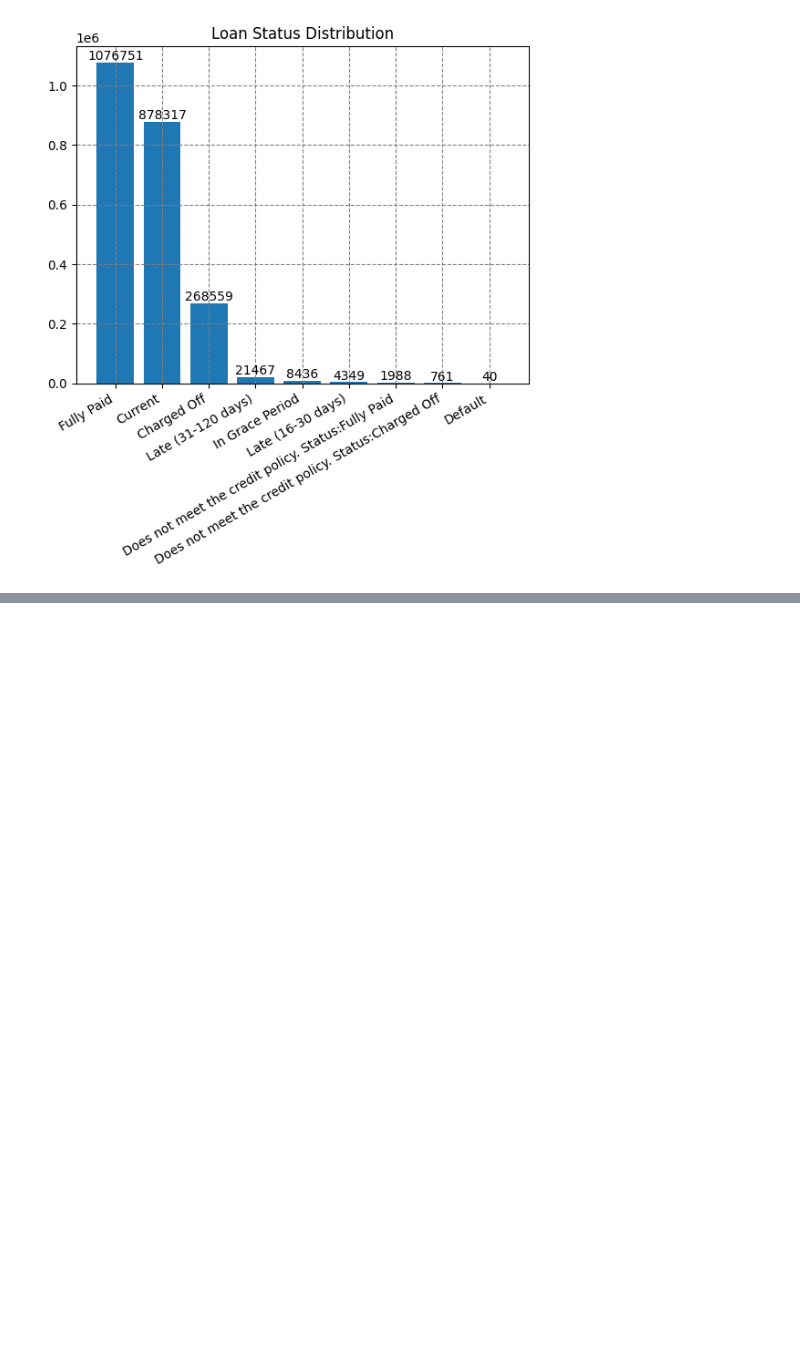
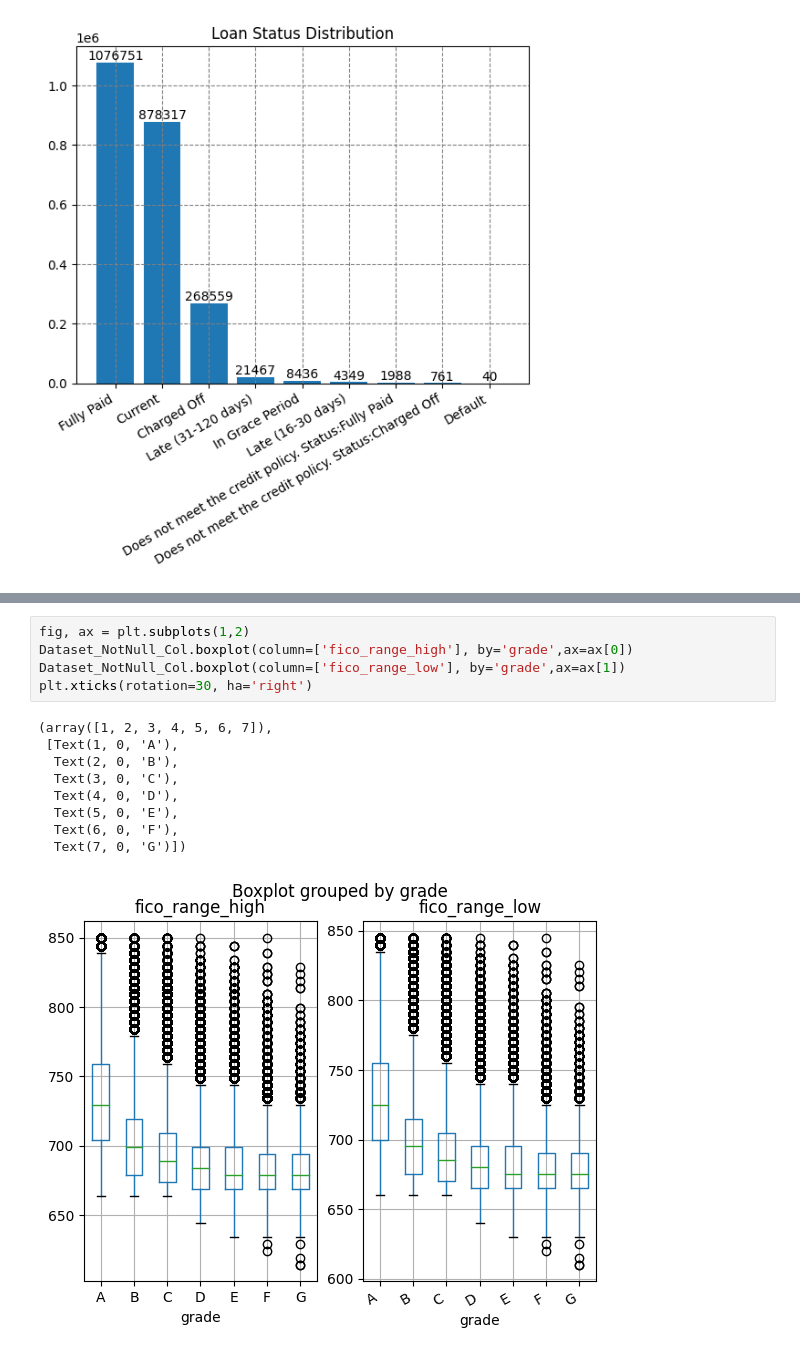
Before and after one commit to cmherrera/portfolio, a Jupyter notebook: assets/projects/Financial_Analysis/Financial_Analysis.ipynb, the cells around one changed output, grey strips where cells are left out. Saved outputs shown, nothing was run; the diff lists cells and outputs as text; blank space fills up the shorter version.

```diff
--- a/assets/projects/Financial_Analysis/Financial_Analysis.ipynb
+++ b/assets/projects/Financial_Analysis/Financial_Analysis.ipynb
@@ -286,0 +302,15 @@ Text(0.5, 1.0, 'Loan Status Distribution')
+# %%
+fig, ax = plt.subplots(1,2)
+Dataset_NotNull_Col.boxplot(column=['fico_range_high'], by='grade',ax=ax[0])
+Dataset_NotNull_Col.boxplot(column=['fico_range_low'], by='grade',ax=ax[1])
+plt.xticks(rotation=30, ha='right')
+# %% [output]
+(array([1, 2, 3, 4, 5, 6, 7]),
+ [Text(1, 0, 'A'),
+  Text(2, 0, 'B'),
+  Text(3, 0, 'C'),
+  Text(4, 0, 'D'),
+  Text(5, 0, 'E'),
+  Text(6, 0, 'F'),
+  Text(7, 0, 'G')])
+[figure, added]
```
Also changed, not shown: parts of 6 cells of this notebook.
